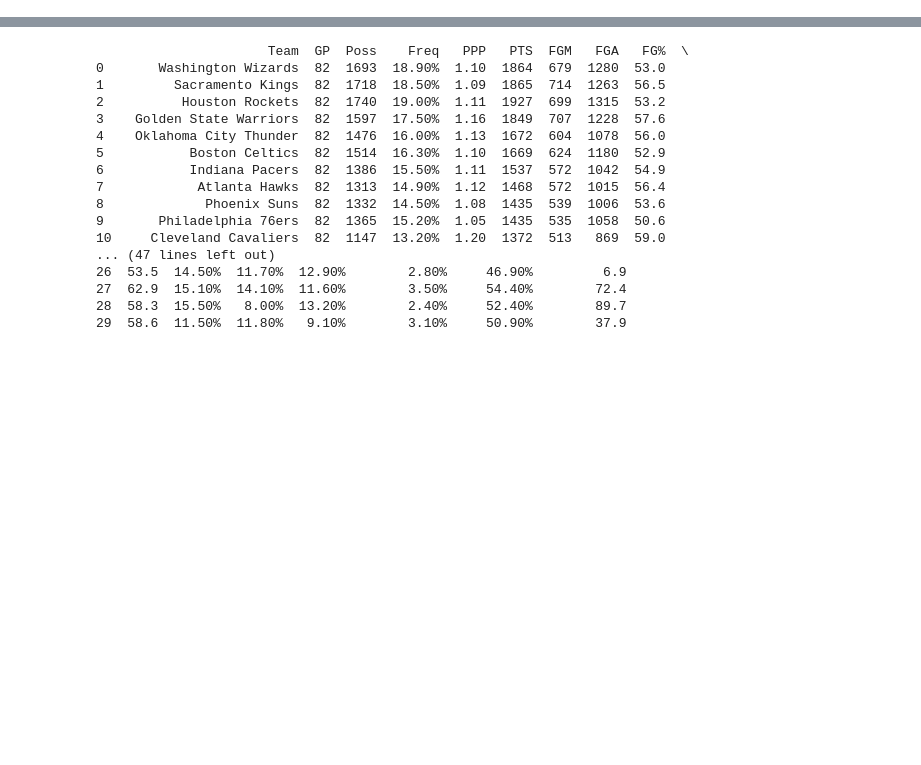
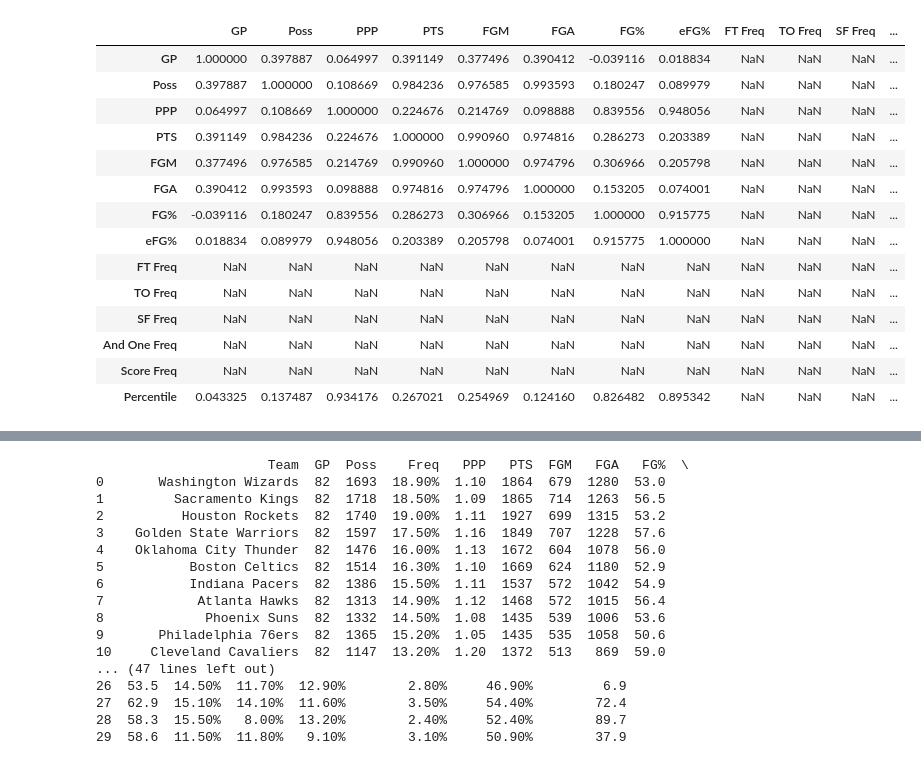
Before and after one commit to carterkbrantley/ga-data-science, a Jupyter notebook: Final-Project/Part 3/Part 3 Version 2.ipynb, the cells around one changed output, grey strips where cells are left out. Drawn from its saved outputs; the diff is of its cells as text; code cells hidden in the pictures; blank space fills up the shorter version.

```diff
--- a/Final-Project/Part 3/Part 3 Version 2.ipynb
+++ b/Final-Project/Part 3/Part 3 Version 2.ipynb
@@ -44,0 +89,20 @@ team_put_backs = pd.read_csv('Team - Put Backs.csv')
+# %%
+player_pnr_rm = pd.read_csv('Player - PicknRoll Roll Man.csv')
+frame = pd.DataFrame(player_pnr_rm, columns=['Team', 'GP', 'Poss', 'Freq', 'PPP', 'PTS', 'FGM', 'FGA', 'FG%', 'eFG%', 'FT Freq', 'TO Freq', 'SF Freq', 'And One Freq', 'Score Freq', 'Percentile' ])
+frame.corr()
+# %% [output]
+|  | GP | Poss | PPP | PTS | FGM | FGA | FG% | eFG% | FT Freq | TO Freq | SF Freq | ... |
+| GP | 1.000000 | 0.397887 | 0.064997 | 0.391149 | 0.377496 | 0.390412 | -0.039116 | 0.018834 | NaN | NaN | NaN | ... |
+| Poss | 0.397887 | 1.000000 | 0.108669 | 0.984236 | 0.976585 | 0.993593 | 0.180247 | 0.089979 | NaN | NaN | NaN | ... |
+| PPP | 0.064997 | 0.108669 | 1.000000 | 0.224676 | 0.214769 | 0.098888 | 0.839556 | 0.948056 | NaN | NaN | NaN | ... |
+| PTS | 0.391149 | 0.984236 | 0.224676 | 1.000000 | 0.990960 | 0.974816 | 0.286273 | 0.203389 | NaN | NaN | NaN | ... |
+| FGM | 0.377496 | 0.976585 | 0.214769 | 0.990960 | 1.000000 | 0.974796 | 0.306966 | 0.205798 | NaN | NaN | NaN | ... |
+| FGA | 0.390412 | 0.993593 | 0.098888 | 0.974816 | 0.974796 | 1.000000 | 0.153205 | 0.074001 | NaN | NaN | NaN | ... |
+| FG% | -0.039116 | 0.180247 | 0.839556 | 0.286273 | 0.306966 | 0.153205 | 1.000000 | 0.915775 | NaN | NaN | NaN | ... |
+| eFG% | 0.018834 | 0.089979 | 0.948056 | 0.203389 | 0.205798 | 0.074001 | 0.915775 | 1.000000 | NaN | NaN | NaN | ... |
+| FT Freq | NaN | NaN | NaN | NaN | NaN | NaN | NaN | NaN | NaN | NaN | NaN | ... |
+| TO Freq | NaN | NaN | NaN | NaN | NaN | NaN | NaN | NaN | NaN | NaN | NaN | ... |
+| SF Freq | NaN | NaN | NaN | NaN | NaN | NaN | NaN | NaN | NaN | NaN | NaN | ... |
+| And One Freq | NaN | NaN | NaN | NaN | NaN | NaN | NaN | NaN | NaN | NaN | NaN | ... |
+| Score Freq | NaN | NaN | NaN | NaN | NaN | NaN | NaN | NaN | NaN | NaN | NaN | ... |
+| Percentile | 0.043325 | 0.137487 | 0.934176 | 0.267021 | 0.254969 | 0.124160 | 0.826482 | 0.895342 | NaN | NaN | NaN | ... |
```
Also changed, not shown: parts of 36 cells of this notebook.
